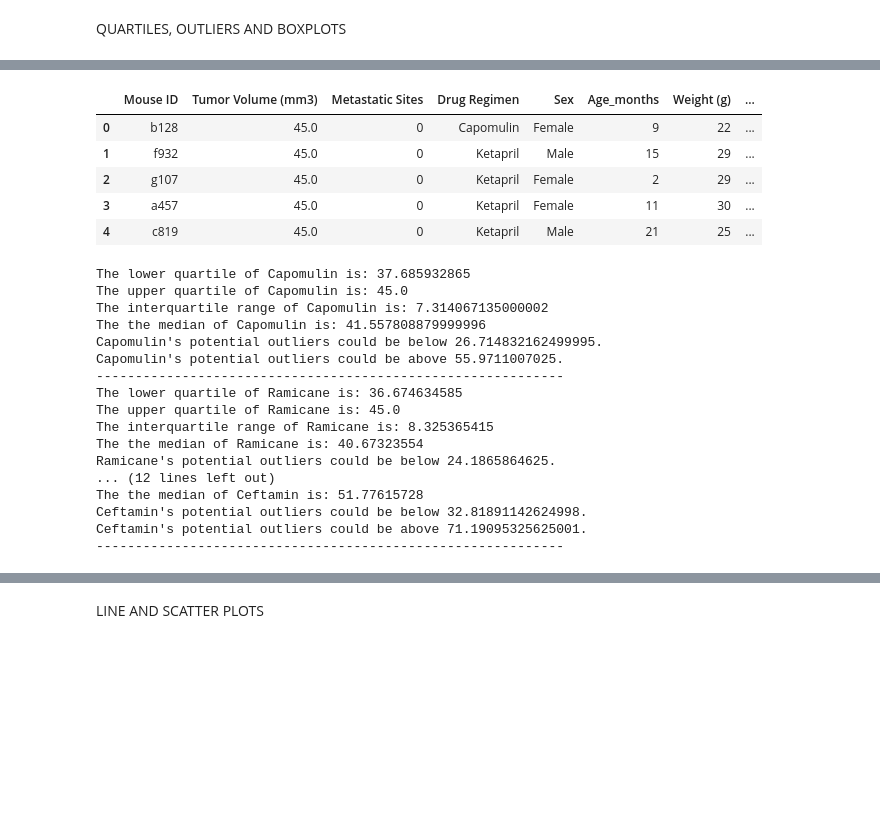
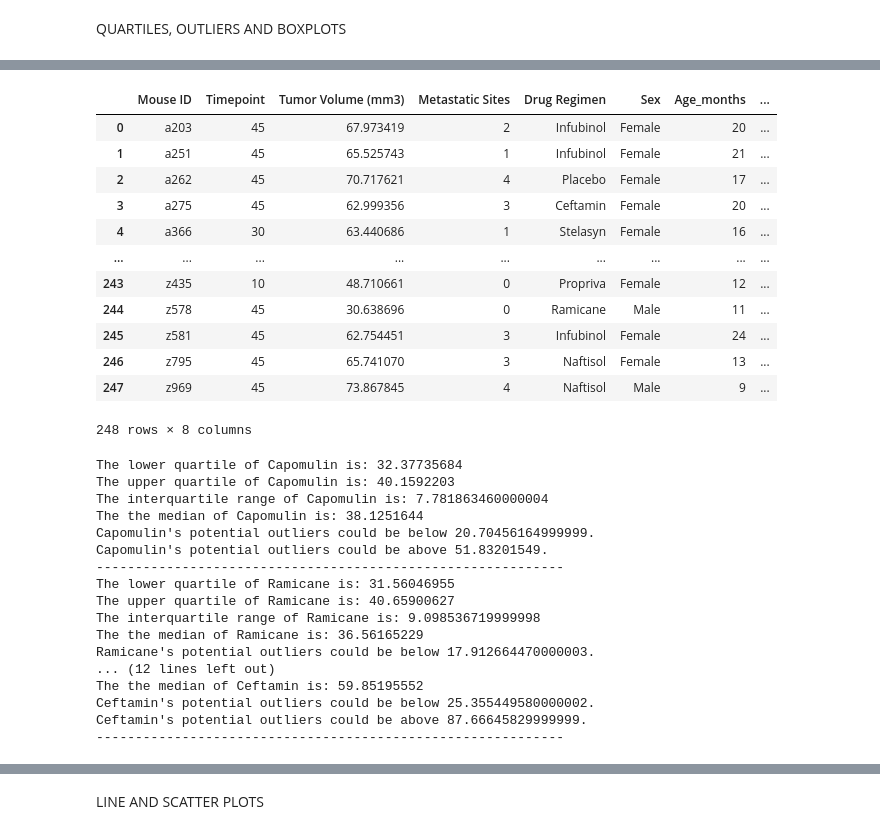
Before and after one commit to RamirezMaribel/data_visualization_challenge, a Jupyter notebook: Starter_Code/Pymaceuticals/pymaceuticals_hw.ipynb, the cells around one changed output, grey strips where cells are left out. Saved outputs shown, nothing was run; the diff lists cells and outputs as text; code cells hidden in the pictures; blank space fills up the shorter version.

```diff
--- a/Starter_Code/Pymaceuticals/pymaceuticals_hw.ipynb
+++ b/Starter_Code/Pymaceuticals/pymaceuticals_hw.ipynb
@@ -313,4 +315,6 @@ QUARTILES, OUTLIERS AND BOXPLOTS
 # Capomulin, Ramicane, Infubinol, and Ceftamin
 
 # Start by getting the last (greatest) timepoint for each mouse
-mousetp=dropped_df.groupby("Mouse ID").max()["Timepoint"]
+mouse_tp=dropped_df.groupby(["Mouse ID"]).max()["Timepoint"]
+new_dropped_df=mouse_tp.reset_index()
+new_dropped_df
@@ -317,16 +335,22 @@ mousetp=dropped_df.groupby("Mouse ID").max()["Timepoint"]
 # %%
 #Cell 13 of HW
 # Merge this group df with the original DataFrame to get the tumor volume at the last timepoint
-maxtp_dropped_df=pd.merge(dropped_df,mousetp,on="Mouse ID",how="left")
-maxtp_dropped_df=maxtp_dropped_df.drop("Timepoint_x",axis=1)
-maxtp_dropped_df.head()
+maxtp_dropped_df=pd.merge(dropped_df,mouse_tp,on=["Mouse ID","Timepoint"],how="right")
+maxtp_dropped_df
 # %% [output]
-|  | Mouse ID | Tumor Volume (mm3) | Metastatic Sites | Drug Regimen | Sex | Age_months | Weight (g) | ... |
-| 0 | b128 | 45.0 | 0 | Capomulin | Female | 9 | 22 | ... |
-| 1 | f932 | 45.0 | 0 | Ketapril | Male | 15 | 29 | ... |
-| 2 | g107 | 45.0 | 0 | Ketapril | Female | 2 | 29 | ... |
-| 3 | a457 | 45.0 | 0 | Ketapril | Female | 11 | 30 | ... |
-| 4 | c819 | 45.0 | 0 | Ketapril | Male | 21 | 25 | ... |
+|  | Mouse ID | Timepoint | Tumor Volume (mm3) | Metastatic Sites | Drug Regimen | Sex | Age_months | ... |
+| 0 | a203 | 45 | 67.973419 | 2 | Infubinol | Female | 20 | ... |
+| 1 | a251 | 45 | 65.525743 | 1 | Infubinol | Female | 21 | ... |
+| 2 | a262 | 45 | 70.717621 | 4 | Placebo | Female | 17 | ... |
+| 3 | a275 | 45 | 62.999356 | 3 | Ceftamin | Female | 20 | ... |
+| 4 | a366 | 30 | 63.440686 | 1 | Stelasyn | Female | 16 | ... |
+| ... | ... | ... | ... | ... | ... | ... | ... | ... |
+| 243 | z435 | 10 | 48.710661 | 0 | Propriva | Female | 12 | ... |
+| 244 | z578 | 45 | 30.638696 | 0 | Ramicane | Male | 11 | ... |
+| 245 | z581 | 45 | 62.754451 | 3 | Infubinol | Female | 24 | ... |
+| 246 | z795 | 45 | 65.741070 | 3 | Naftisol | Female | 13 | ... |
+| 247 | z969 | 45 | 73.867845 | 4 | Naftisol | Male | 9 | ... |
+248 rows × 8 columns
 # %%
 #Cell 14 of HW
 # Put treatments into a list for for loop (and later for plot labels)
@@ -356,22 +380,22 @@ for i in treats:
     # add subset
     tum_vol.append(rows)
 # %% [output]
-The lower quartile of Capomulin is: 37.685932865
-The upper quartile of Capomulin is: 45.0
-The interquartile range of Capomulin is: 7.314067135000002
-The the median of Capomulin is: 41.557808879999996
-Capomulin's potential outliers could be below 26.714832162499995.
-Capomulin's potential outliers could be above 55.9711007025.
+The lower quartile of Capomulin is: 32.37735684
+The upper quartile of Capomulin is: 40.1592203
+The interquartile range of Capomulin is: 7.781863460000004
+The the median of Capomulin is: 38.1251644
+Capomulin's potential outliers could be below 20.70456164999999.
+Capomulin's potential outliers could be above 51.83201549.
 ------------------------------------------------------------
-The lower quartile of Ramicane is: 36.674634585
-The upper quartile of Ramicane is: 45.0
-The interquartile range of Ramicane is: 8.325365415
-The the median of Ramicane is: 40.67323554
-Ramicane's potential outliers could be below 24.1865864625.
+The lower quartile of Ramicane is: 31.56046955
+The upper quartile of Ramicane is: 40.65900627
+The interquartile range of Ramicane is: 9.098536719999998
+The the median of Ramicane is: 36.56165229
+Ramicane's potential outliers could be below 17.912664470000003.
 ... (12 lines left out)
-The the median of Ceftamin is: 51.77615728
-Ceftamin's potential outliers could be below 32.81891142624998.
-Ceftamin's potential outliers could be above 71.19095325625001.
+The the median of Ceftamin is: 59.85195552
+Ceftamin's potential outliers could be below 25.355449580000002.
+Ceftamin's potential outliers could be above 87.66645829999999.
 ------------------------------------------------------------
 # %%
 #Cell 15 of HW
```
Also changed, not shown: parts of 11 cells of this notebook.
